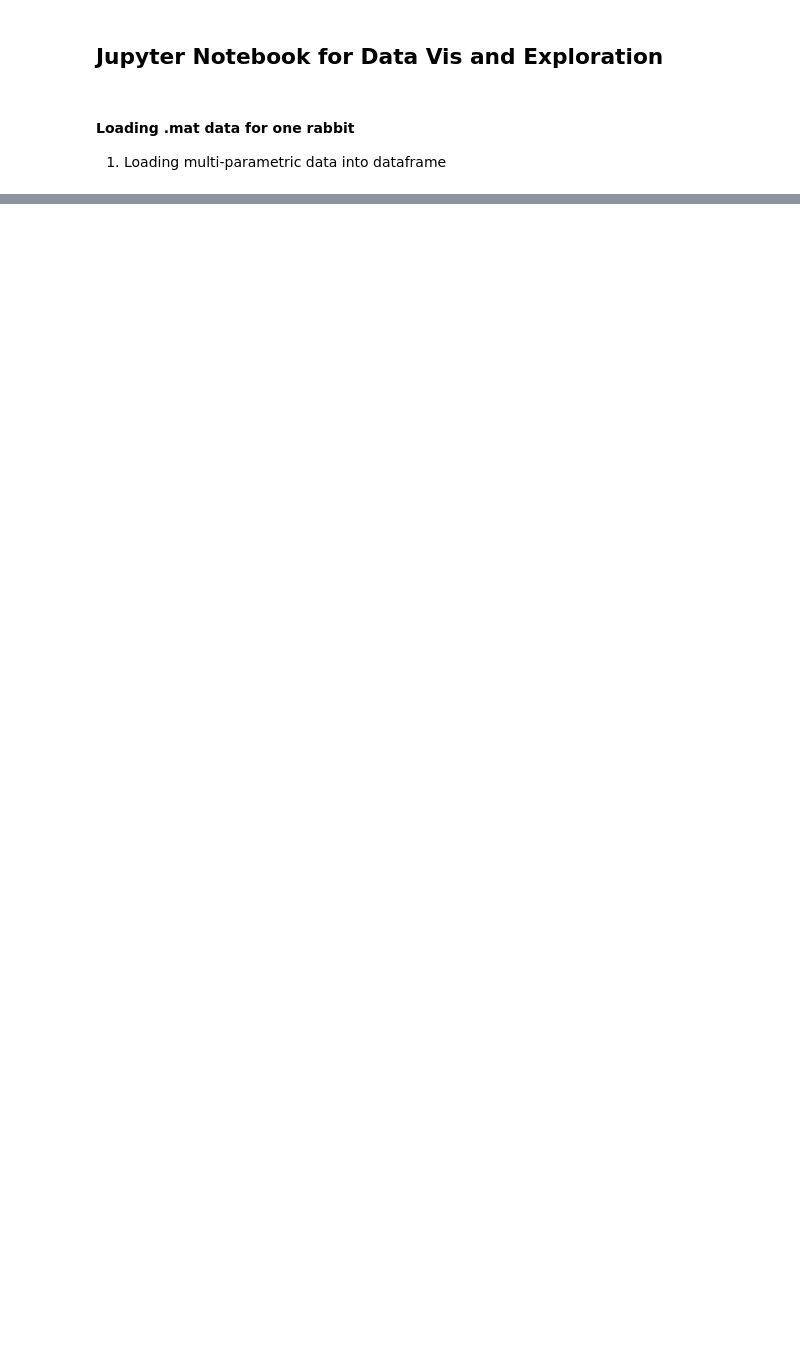
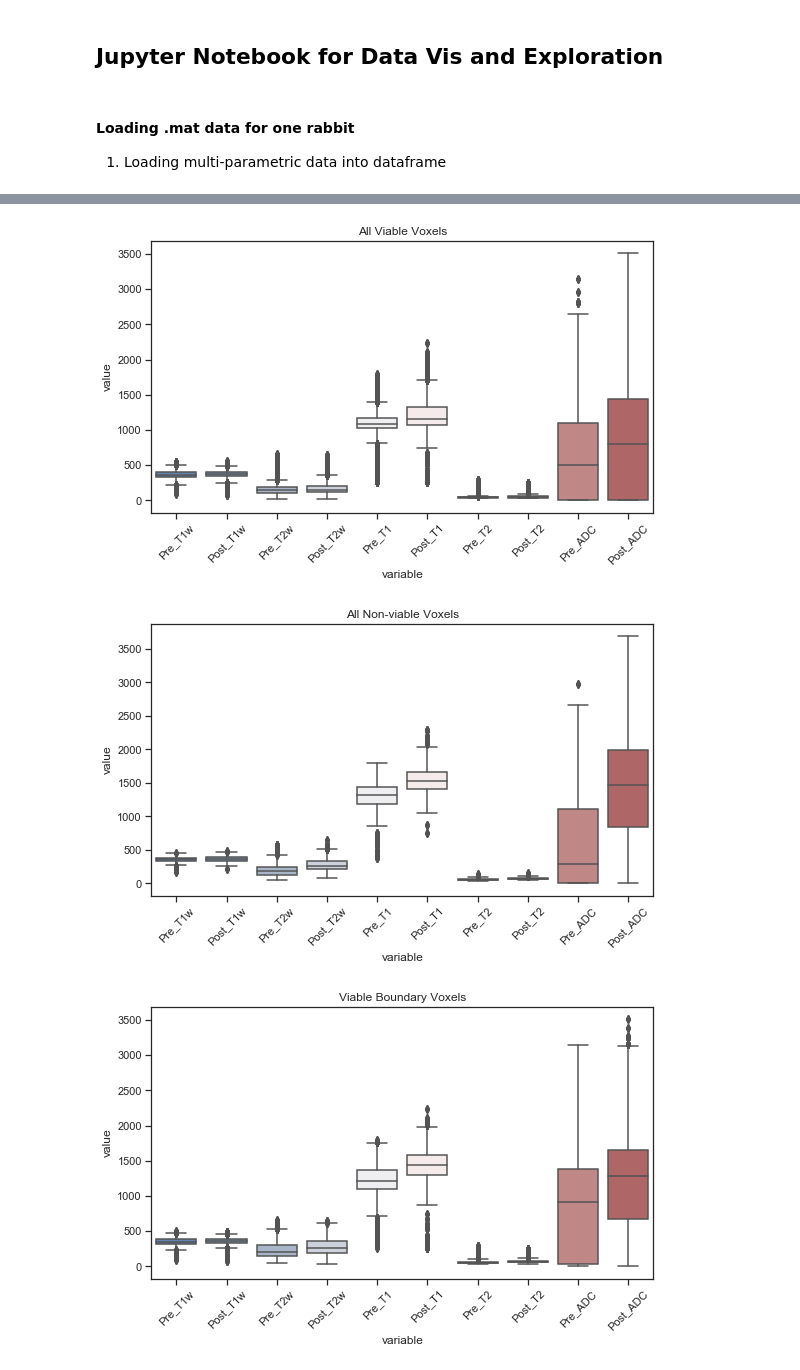
Before and after one commit to sarajohns19/mp-MRI-Analysis, a Jupyter notebook: Vis and Exploration.ipynb, the cells around one changed output, grey strips where cells are left out. Saved outputs shown, nothing was run; the diff lists cells and outputs as text; code cells hidden in the pictures; blank space fills up the shorter version.

Commit message:
Made box plots and calculated TD accuracy

```diff
--- a/Vis and Exploration.ipynb
+++ b/Vis and Exploration.ipynb
@@ -189,0 +108,18 @@ None
+# %%
+params = ['Pre_T1w','Post_T1w','Pre_T2w','Post_T2w','Pre_T1','Post_T1','Pre_T2','Post_T2','Pre_ADC','Post_ADC']
+paramsCor1 = ['Pre_T1w','Post_T1w','Pre_T2w','Post_T2w','Pre_T1_cor1','Post_T1','Pre_T2_cor1','Post_T2','Pre_ADC','Post_ADC']
+paramsCor2 = ['Pre_T1w','Post_T1w','Pre_T2w','Post_T2w','Pre_T1_cor2','Post_T1','Pre_T2_cor2','Post_T2','Pre_ADC','Post_ADC']
+
+dfplt = rdatGHR[params]
+P = dfplt.shape[1]
+
+dfDiff = pd.DataFrame()
+cols = dfplt.columns
+for p in range(0,P,2):
+    param = cols[p]
+    param = 'Diff_'+ param[4:]
+    dfDiff[param] = dfplt[cols[p+1]]-dfplt[cols[p]]
+
+dfDiff['MTP'] = rdatGHR['MTP_Map']
+dfDiff['CTD'] = rdatGHR['CTD_Map']
+dfDiff.head()
@@ -189,0 +133,35 @@ None
+# %%
+# Box plots: Y = ΔParam; X = ROI
+
+dfpltV = dfplt.groupby(rdatGHR['Seg1']).get_group(('allV'))
+dfpltN = dfplt.groupby(rdatGHR['Seg1']).get_group(('nonV'))
+
+dfpltbV = dfplt.groupby(rdatGHR['Seg2']).get_group(('bndV'))
+dfpltmV = dfplt.groupby(rdatGHR['Seg2']).get_group(('mucV'))
+
+sns.set(style='ticks',rc={'figure.figsize':(9,5)})
+#sns.set_context('paper')
+sns.boxplot(x='variable',y='value',data=pd.melt(dfpltV),palette='vlag')
+plt.xticks(rotation=45)
+plt.title('All Viable Voxels')
+plt.show()
+
+sns.boxplot(x='variable',y='value',data=pd.melt(dfpltN),palette='vlag')
+plt.xticks(rotation=45)
+plt.title('All Non-viable Voxels')
+plt.show()
+
+sns.boxplot(x='variable',y='value',data=pd.melt(dfpltbV),palette='vlag')
+plt.xticks(rotation=45)
+plt.title('Viable Boundary Voxels')
+plt.show()
+
+sns.boxplot(x='variable',y='value',data=pd.melt(dfpltmV),palette='vlag')
+plt.xticks(rotation=45)
+plt.title('Viable Muscle Voxels')
+plt.show()
+#bp = dfplt.boxplot(by='Seg1')
+# %% [output]
+[figure, added]
+[figure, added]
+[figure, added]
```
Also changed, not shown: parts of 11 cells of this notebook, 6 other files.
